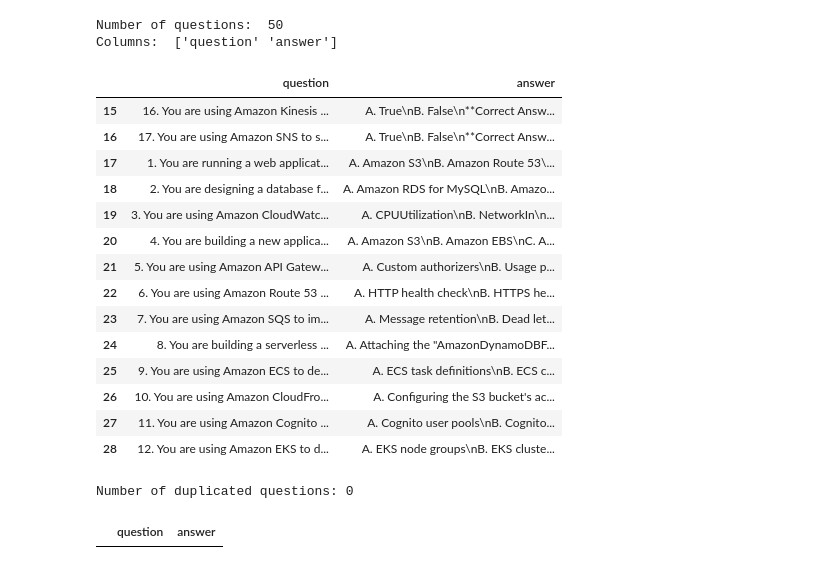
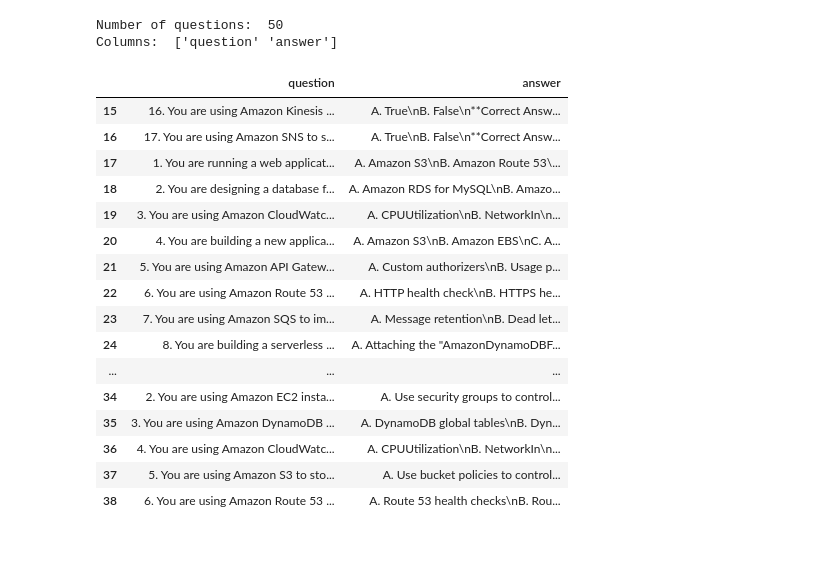
Before and after one commit to linhnde/quiz-data-processing, a Jupyter notebook: reengineer_data.ipynb, the cells around one changed output. Drawn from its saved outputs; the diff is of its cells as text; code cells hidden in the pictures.

```diff
--- a/reengineer_data.ipynb
+++ b/reengineer_data.ipynb
@@ -81,42 +80,24 @@ print('Columns: ', df0.columns.values)
 # %% [output]
 Number of questions:  50
 Columns:  ['question' 'answer']
-# %%
-df0.iloc[15:29]
-# %% [output]
-|  | question | answer |
-| 15 | 16. You are using Amazon Kinesis ... | A. True\nB. False\n**Correct Answ... |
-| 16 | 17. You are using Amazon SNS to s... | A. True\nB. False\n**Correct Answ... |
-| 17 | 1. You are running a web applicat... | A. Amazon S3\nB. Amazon Route 53\... |
-| 18 | 2. You are designing a database f... | A. Amazon RDS for MySQL\nB. Amazo... |
-| 19 | 3. You are using Amazon CloudWatc... | A. CPUUtilization\nB. NetworkIn\n... |
-| 20 | 4. You are building a new applica... | A. Amazon S3\nB. Amazon EBS\nC. A... |
-| 21 | 5. You are using Amazon API Gatew... | A. Custom authorizers\nB. Usage p... |
-| 22 | 6. You are using Amazon Route 53 ... | A. HTTP health check\nB. HTTPS he... |
-| 23 | 7. You are using Amazon SQS to im... | A. Message retention\nB. Dead let... |
-| 24 | 8. You are building a serverless ... | A. Attaching the "AmazonDynamoDBF... |
-| 25 | 9. You are using Amazon ECS to de... | A. ECS task definitions\nB. ECS c... |
-| 26 | 10. You are using Amazon CloudFro... | A. Configuring the S3 bucket's ac... |
-| 27 | 11. You are using Amazon Cognito ... | A. Cognito user pools\nB. Cognito... |
-| 28 | 12. You are using Amazon EKS to d... | A. EKS node groups\nB. EKS cluste... |
-# %%
-# Mask looking for 'r' (dupplicated tag) after numbers
-# Regex note:
-# - `^`: start of string
-# - `()`: group
-# - `[1-9]`: any number from 1 to 9
-# - `\d{0, 4}`: string contains from 0 to 4 digits
-# - `r`: character 'r'
-# - `\s`: space character
-# - `-`: hyphen character
-dup_mask = df0['question'].str.contains('^(?:[1-9]\d{0,4})r\s\-\s', regex=True)
-
-print(f"Number of duplicated questions: {len(df0[dup_mask])}")
-
-# Make a copy of `df0` after de-duplicate
-df1 = df0[~dup_mask].reset_index(drop=True)
-
-display(df1.iloc[193:196])
-# %% [output]
-Number of duplicated questions: 0
-|  | question | answer |
+# %%
+# View some indices (15 to 38)
+df0.iloc[15:39]
+# %% [output]
+|  | question | answer |
+| 15 | 16. You are using Amazon Kinesis ... | A. True\nB. False\n**Correct Answ... |
+| 16 | 17. You are using Amazon SNS to s... | A. True\nB. False\n**Correct Answ... |
+| 17 | 1. You are running a web applicat... | A. Amazon S3\nB. Amazon Route 53\... |
+| 18 | 2. You are designing a database f... | A. Amazon RDS for MySQL\nB. Amazo... |
+| 19 | 3. You are using Amazon CloudWatc... | A. CPUUtilization\nB. NetworkIn\n... |
+| 20 | 4. You are building a new applica... | A. Amazon S3\nB. Amazon EBS\nC. A... |
+| 21 | 5. You are using Amazon API Gatew... | A. Custom authorizers\nB. Usage p... |
+| 22 | 6. You are using Amazon Route 53 ... | A. HTTP health check\nB. HTTPS he... |
+| 23 | 7. You are using Amazon SQS to im... | A. Message retention\nB. Dead let... |
+| 24 | 8. You are building a serverless ... | A. Attaching the "AmazonDynamoDBF... |
+| ... | ... | ... |
+| 34 | 2. You are using Amazon EC2 insta... | A. Use security groups to control... |
+| 35 | 3. You are using Amazon DynamoDB ... | A. DynamoDB global tables\nB. Dyn... |
+| 36 | 4. You are using Amazon CloudWatc... | A. CPUUtilization\nB. NetworkIn\n... |
+| 37 | 5. You are using Amazon S3 to sto... | A. Use bucket policies to control... |
+| 38 | 6. You are using Amazon Route 53 ... | A. Route 53 health checks\nB. Rou... |
```
Also changed, not shown: parts of 29 cells of this notebook.
